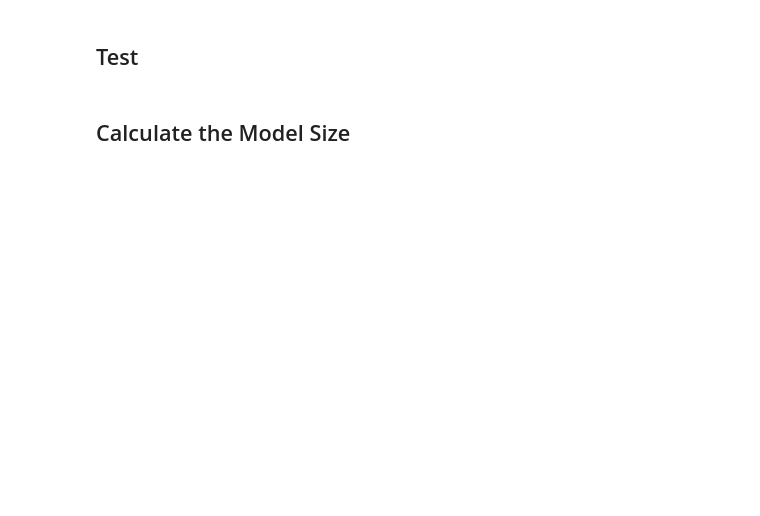
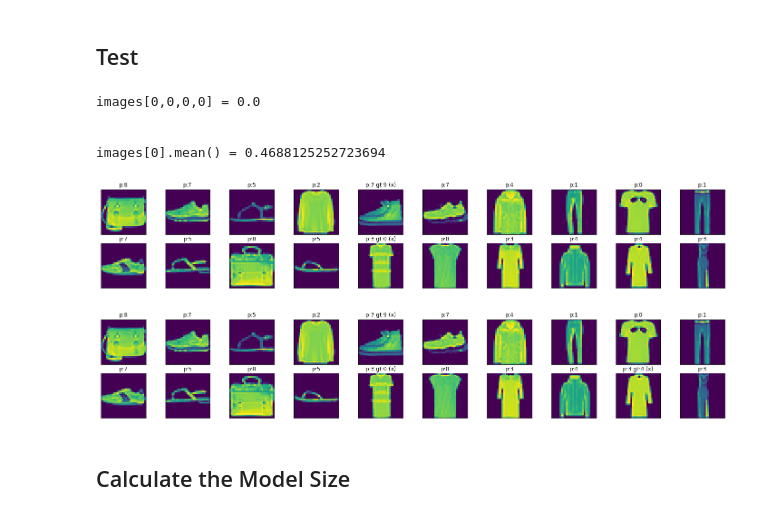
Before and after one commit to Benson516/misc_researches, a Jupyter notebook: notebooks/vision_transformer_MNIST.ipynb, the cells around one changed output. Drawn from its saved outputs; the diff is of its cells as text; code cells hidden in the pictures; blank space fills up the shorter version.

Commit message:
Change from MNIST to FashionMNIST

```diff
--- a/notebooks/vision_transformer_MNIST.ipynb
+++ b/notebooks/vision_transformer_MNIST.ipynb
@@ -29,9 +29,9 @@ transform = torchvision.transforms.ToTensor()
 #                                             torchvision.transforms.Normalize([0.1307,], [0.3081,])])
 
 # Dataset
-train_set = torchvision.datasets.MNIST(DOWNLOAD_PATH, train=True, download=True,
+train_set = torchvision.datasets.FashionMNIST(DOWNLOAD_PATH, train=True, download=True,
                                        transform=transform)
-test_set  = torchvision.datasets.MNIST(DOWNLOAD_PATH, train=False, download=True,
+test_set  = torchvision.datasets.FashionMNIST(DOWNLOAD_PATH, train=False, download=True,
                                        transform=transform)
 # Dataloader
 train_loader = torch.utils.data.DataLoader(train_set, batch_size=BATCH_SIZE_TRAIN, shuffle=True)
@@ -103,7 +119,7 @@ A ViT model
 # %%
 # Instantiate a model
 model_vit = ViT(image_size=28, patch_size=4, num_classes=10, channels=1,
-            dim=22, depth=3, heads=1, mlp_dim=22)
+            dim=18, depth=2, heads=2, mlp_dim=25)
 optimizer_vit = torch.optim.Adam(model_vit.parameters(), lr=0.003)
 loss_fn_vit = torch.nn.CrossEntropyLoss()
 #
@@ -236,28 +289,36 @@ def plot_image_tiles(images, preds, labels):
 # %%
 # Visualize some training data
 # obtain one batch of training images
-dataiter = iter( train_loader )
+dataiter = iter( test_loader )
 images_tensor, labels = dataiter.next()
 images = images_tensor.numpy() # convert images to numpy for display
 
 print(f'\nimages[0,0,0,0] = {images[0,0,0,0]}\n')
 print(f'\nimages[0].mean() = {images[0].mean()}\n')
 
 # Prediction by model, in batch
 preds_vit = get_prediction(model_vit, images_tensor)
 preds_cnn = get_prediction(model_cnn, images_tensor)
 
-print(f'{preds_vit = }')
-print(f'{preds_cnn = }')
+# print(f'{preds_vit = }')
+# print(f'{preds_cnn = }')
 
 
 # plot the first 20 images in the batch, along with the corresponding labels and predictions
 # fig = plt.figure(figsize=(25, 4))
 # for idx in np.arange(20):
 #     ax = fig.add_subplot(2, 20//2, idx+1, xticks=[], yticks=[])
 #     plt.imshow(np.transpose(images[idx], (1, 2, 0))) # (c,h,w) --> (h,w,c)
 #     ax.set_title(f'p:{preds[idx]}' + (f' gt:{labels[idx]} (x)' if preds[idx]!=labels[idx] else ''))
+
 plot_image_tiles(images, preds_vit, labels)
 plot_image_tiles(images, preds_cnn, labels)
+# %% [output]
+images[0,0,0,0] = 0.0
+
+
+images[0].mean() = 0.4688125252723694
+[figure, added]
+[figure, added]
 # %% [markdown]
 ## Calculate the Model Size
```
Also changed, not shown: parts of 4 cells of this notebook.
